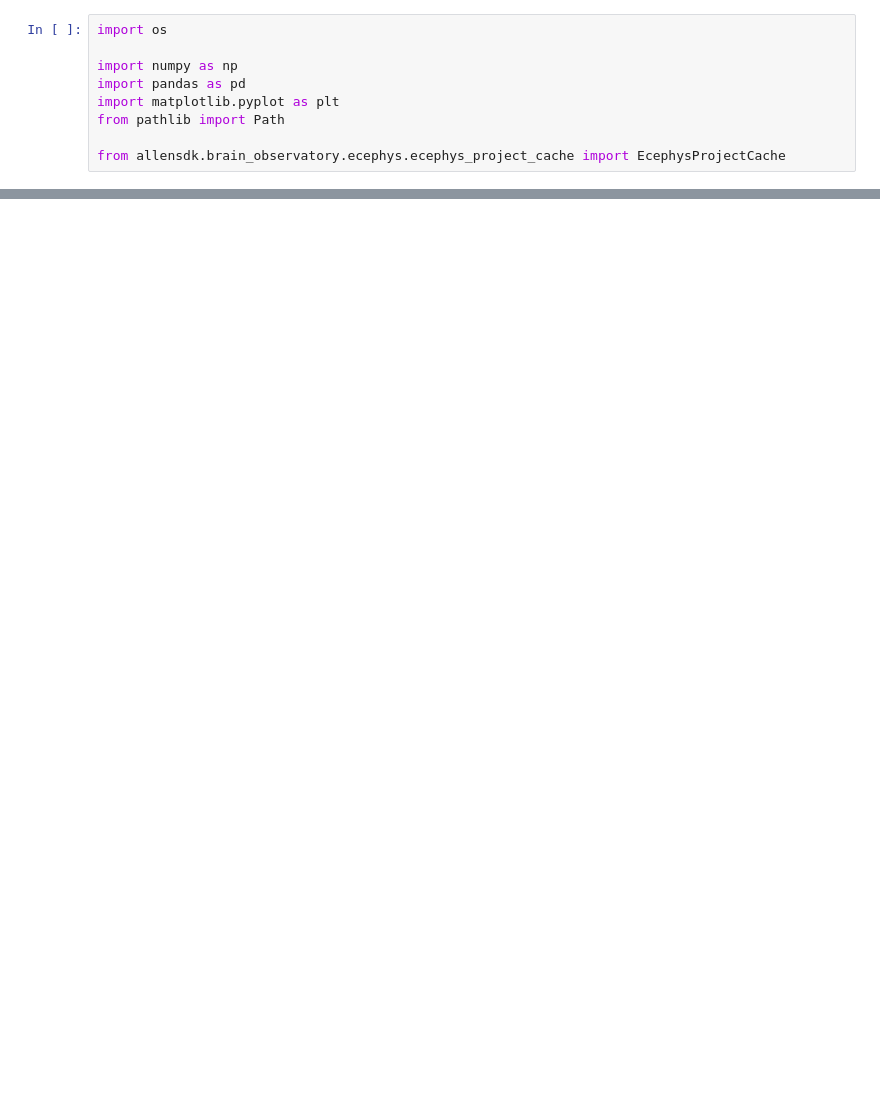
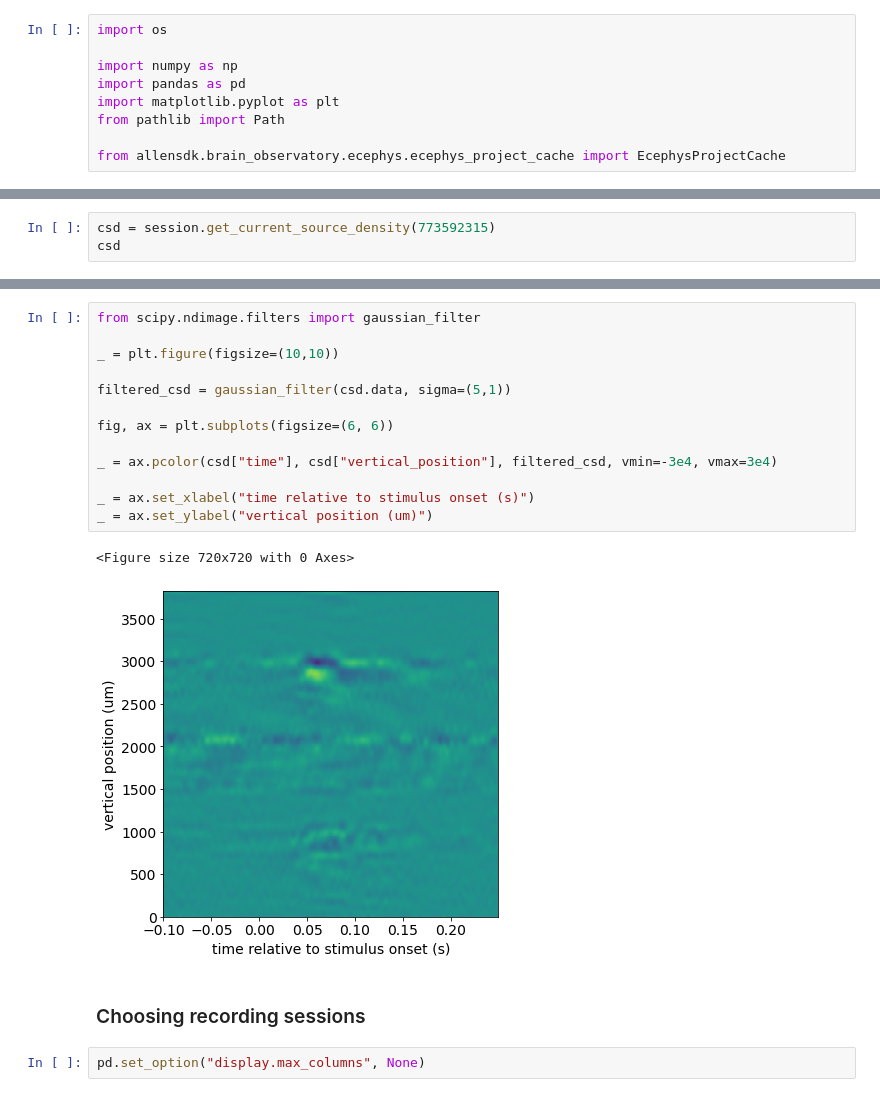
Before and after one commit to ikharitonov/allen-neuropixel-LFPs, a Jupyter notebook: quickstart.ipynb, the cells around one changed output, grey strips where cells are left out. Cells and saved outputs as stored; diff of their text form; blank space fills up the shorter version.

```diff
--- a/quickstart.ipynb
+++ b/quickstart.ipynb
@@ -22,0 +266,3 @@ brain_observatory_type_sessions.tail()
+# %%
+csd = session.get_current_source_density(773592315)
+csd
@@ -22,0 +289,20 @@ brain_observatory_type_sessions.tail()
+# %%
+from scipy.ndimage.filters import gaussian_filter
+
+_ = plt.figure(figsize=(10,10))
+
+filtered_csd = gaussian_filter(csd.data, sigma=(5,1))
+
+fig, ax = plt.subplots(figsize=(6, 6))
+
+_ = ax.pcolor(csd["time"], csd["vertical_position"], filtered_csd, vmin=-3e4, vmax=3e4)
+
+_ = ax.set_xlabel("time relative to stimulus onset (s)")
+_ = ax.set_ylabel("vertical position (um)")
+# %% [output]
+<Figure size 720x720 with 0 Axes>
+[figure, added]
+# %% [markdown]
+### Choosing recording sessions
+# %%
+pd.set_option("display.max_columns", None)
```
Also changed, not shown: parts of 40 cells of this notebook.
